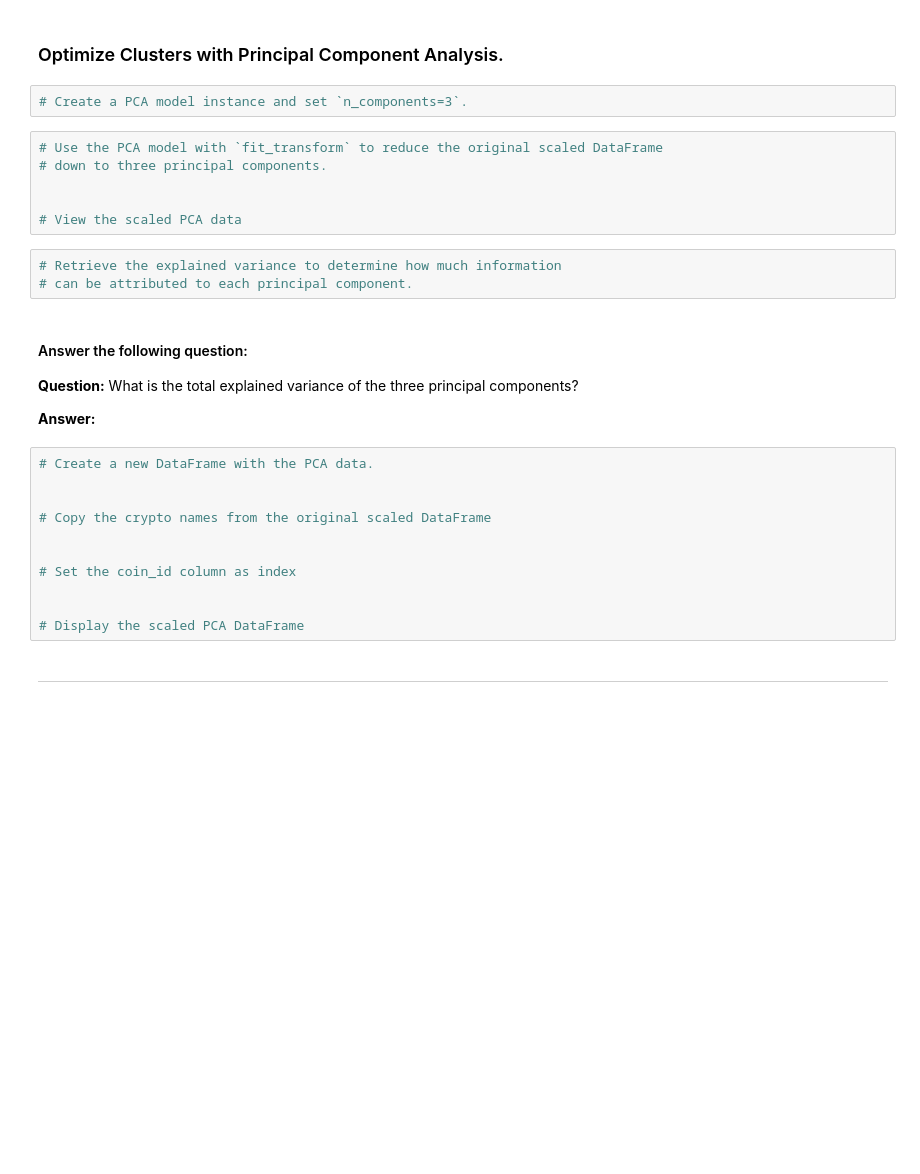
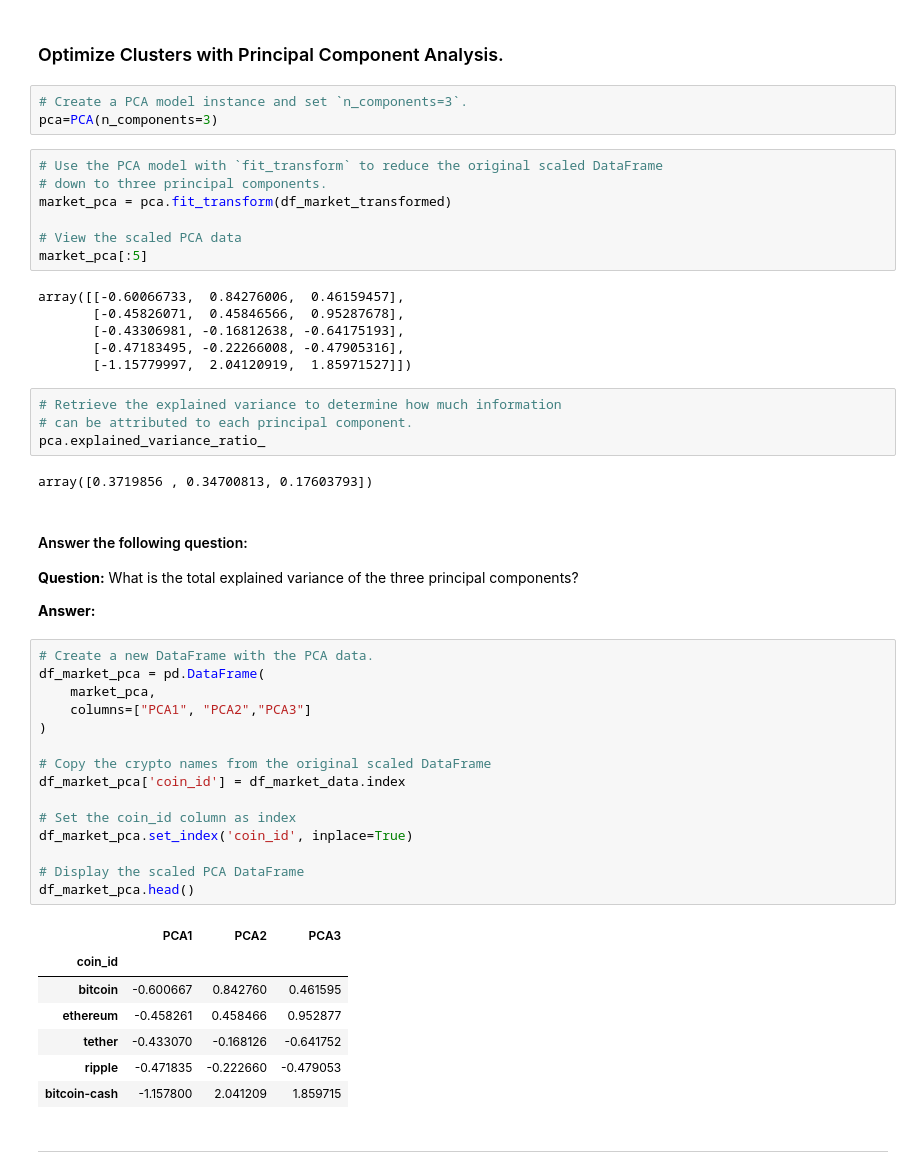
Before and after one commit to elidiak/CryptoClustering, a Jupyter notebook: Starter_Code/Crypto_Clustering.ipynb, the cells around one changed output. Drawn from its saved outputs; the diff is of its cells as text; blank space fills up the shorter version.

```diff
--- a/Starter_Code/Crypto_Clustering.ipynb
+++ b/Starter_Code/Crypto_Clustering.ipynb
@@ -191,15 +194,26 @@ df_market_k4.plot(
 ### Optimize Clusters with Principal Component Analysis.
 # %%
 # Create a PCA model instance and set `n_components=3`.
+pca=PCA(n_components=3)
 # %%
 # Use the PCA model with `fit_transform` to reduce the original scaled DataFrame
 # down to three principal components.
-
+market_pca = pca.fit_transform(df_market_transformed)
 
 # View the scaled PCA data
+market_pca[:5]
+# %% [output]
+array([[-0.60066733,  0.84276006,  0.46159457],
+       [-0.45826071,  0.45846566,  0.95287678],
+       [-0.43306981, -0.16812638, -0.64175193],
+       [-0.47183495, -0.22266008, -0.47905316],
+       [-1.15779997,  2.04120919,  1.85971527]])
 # %%
 # Retrieve the explained variance to determine how much information
 # can be attributed to each principal component.
+pca.explained_variance_ratio_
+# %% [output]
+array([0.3719856 , 0.34700813, 0.17603793])
 # %% [markdown]
 #### Answer the following question:
 
@@ -208,15 +222,27 @@ df_market_k4.plot(
 **Answer:**
 # %%
 # Create a new DataFrame with the PCA data.
-
+df_market_pca = pd.DataFrame(
+    market_pca,
+    columns=["PCA1", "PCA2","PCA3"]
+)
 
 # Copy the crypto names from the original scaled DataFrame
-
+df_market_pca['coin_id'] = df_market_data.index
 
 # Set the coin_id column as index
-
+df_market_pca.set_index('coin_id', inplace=True)
 
 # Display the scaled PCA DataFrame
+df_market_pca.head()
+# %% [output]
+|  | PCA1 | PCA2 | PCA3 |
+| coin_id |  |  |  |
+| bitcoin | -0.600667 | 0.842760 | 0.461595 |
+| ethereum | -0.458261 | 0.458466 | 0.952877 |
+| tether | -0.433070 | -0.168126 | -0.641752 |
+| ripple | -0.471835 | -0.222660 | -0.479053 |
+| bitcoin-cash | -1.157800 | 2.041209 | 1.859715 |
 # %% [markdown]
 ---
 # %% [markdown]
```
Also changed, not shown: parts of 19 cells of this notebook.
